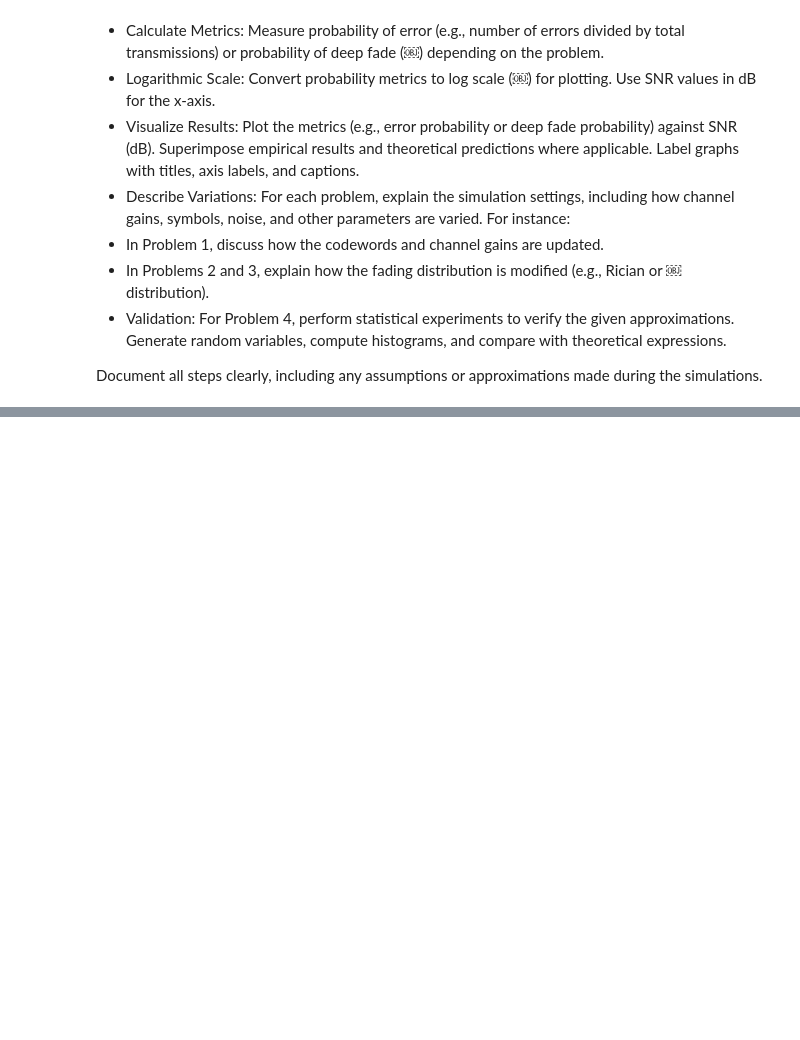
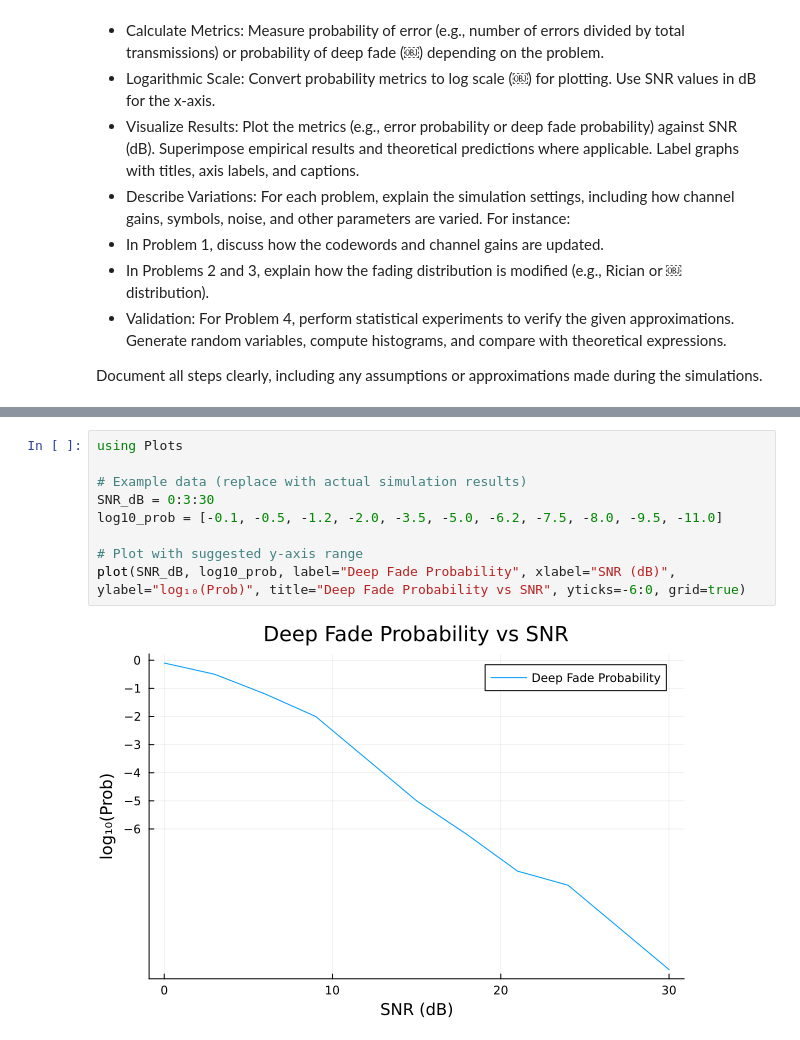
Before and after one commit to setrar/MobCom, a Jupyter notebook: Lab/NOTES.ipynb, the cells around one changed output, grey strips where cells are left out. Drawn from its saved outputs; the diff is of its cells as text; blank space fills up the shorter version.

```diff
--- a/Lab/NOTES.ipynb
+++ b/Lab/NOTES.ipynb
@@ -19,0 +76,11 @@ Document all steps clearly, including any assumptions or approximations made dur
+# %%
+using Plots
+
+# Example data (replace with actual simulation results)
+SNR_dB = 0:3:30
+log10_prob = [-0.1, -0.5, -1.2, -2.0, -3.5, -5.0, -6.2, -7.5, -8.0, -9.5, -11.0]
+
+# Plot with suggested y-axis range
+plot(SNR_dB, log10_prob, label="Deep Fade Probability", xlabel="SNR (dB)", ylabel="log₁₀(Prob)", title="Deep Fade Probability vs SNR", yticks=-6:0, grid=true)
+# %% [output]
+[figure, added]
```
Also changed, not shown: parts of 2 cells of this notebook, 6 other files.
